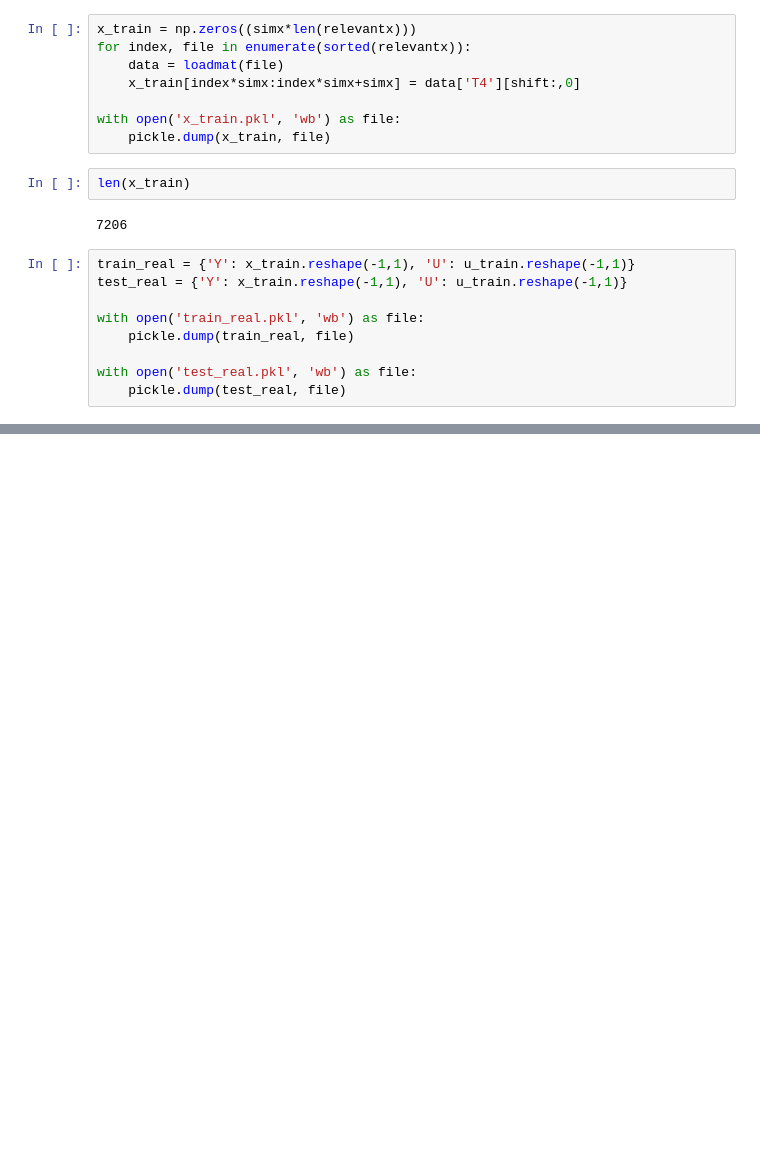
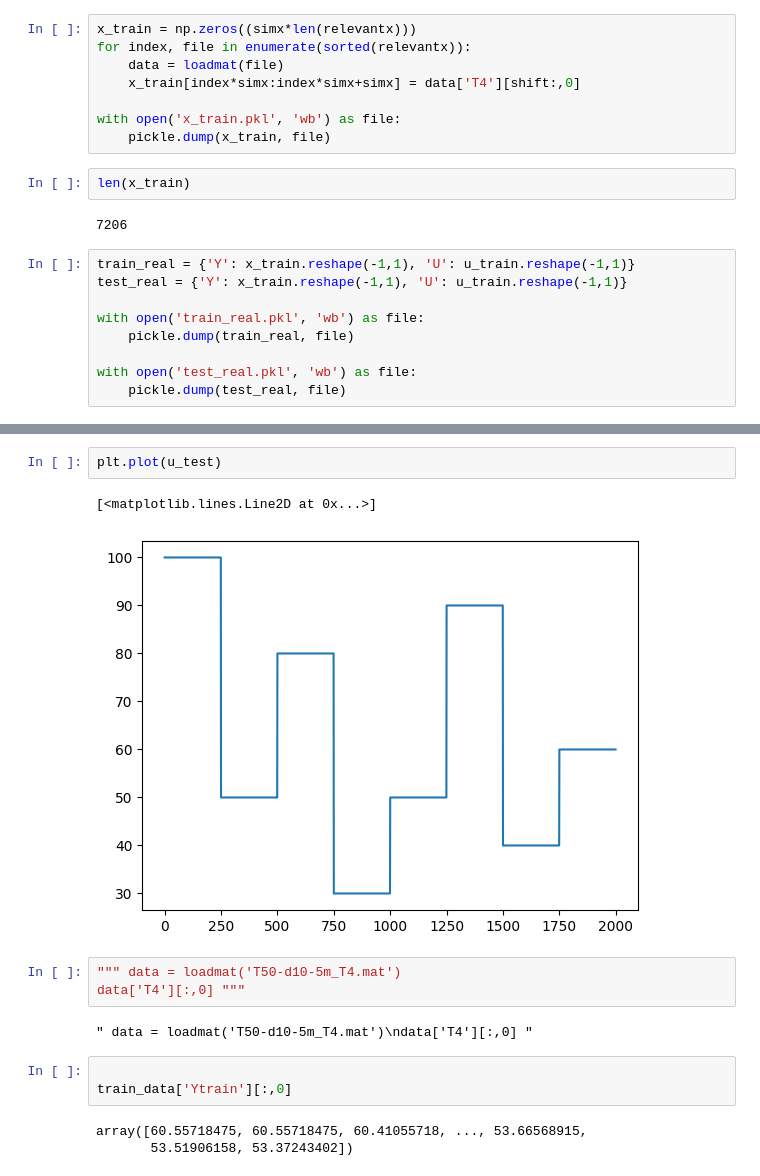
Before and after one commit to heviga/Prediktivne-riadenie-vymennika-tepla-s-vyuzitim-Koopmanovho-modelu, a Jupyter notebook: code/Example/data/Identification.ipynb, the cells around one changed output, grey strips where cells are left out. Cells and saved outputs as stored; diff of their text form; blank space fills up the shorter version.

```diff
--- a/code/Example/data/Identification.ipynb
+++ b/code/Example/data/Identification.ipynb
@@ -269,0 +387,16 @@ with open('test_real.pkl', 'wb') as file:
+# %%
+plt.plot(u_test)
+# %% [output]
+[<matplotlib.lines.Line2D at 0x...>]
+[figure, added]
+# %%
+""" data = loadmat('T50-d10-5m_T4.mat')
+data['T4'][:,0] """
+# %% [output]
+" data = loadmat('T50-d10-5m_T4.mat')\ndata['T4'][:,0] "
+# %%
+
+train_data['Ytrain'][:,0]
+# %% [output]
+array([60.55718475, 60.55718475, 60.41055718, ..., 53.66568915,
+       53.51906158, 53.37243402])
```
Also changed, not shown: parts of 45 cells of this notebook, 8 other files.
